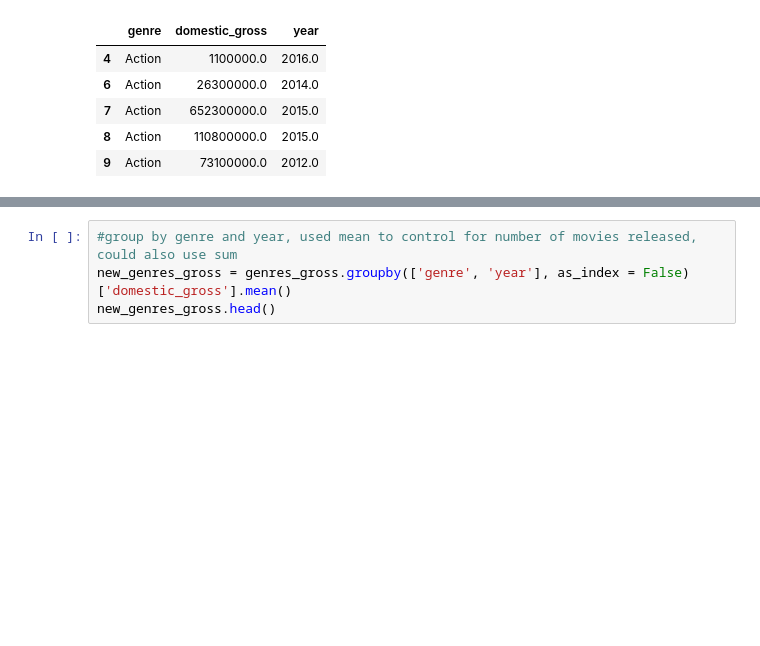
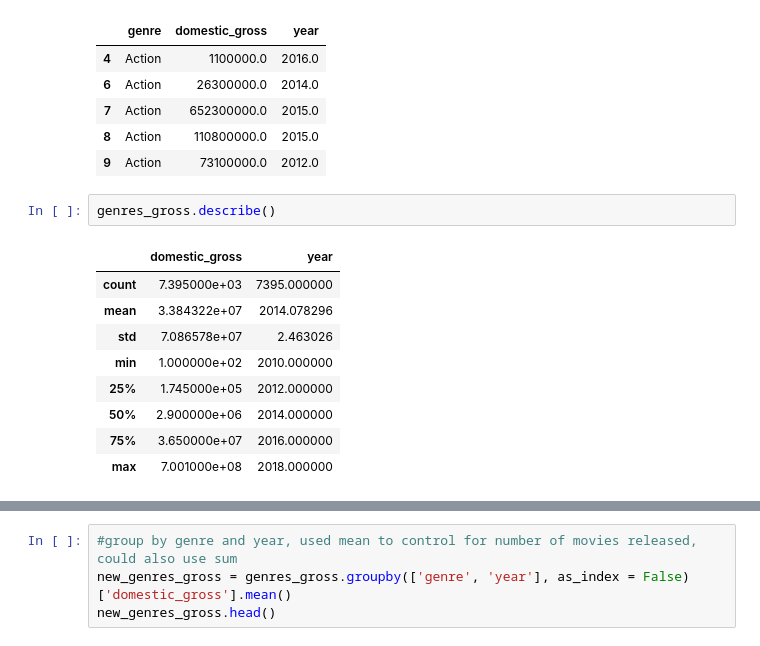
Before and after one commit to tramsay-deloitte/Dollywood, a Jupyter notebook: Thomas - Data Exploration.ipynb, the cells around one changed output, grey strips where cells are left out. Saved outputs shown, nothing was run; the diff lists cells and outputs as text; blank space fills up the shorter version.

```diff
--- a/Thomas - Data Exploration.ipynb
+++ b/Thomas - Data Exploration.ipynb
@@ -314,5 +314,17 @@ genres_gross.head()
 | 7 | Action | 652300000.0 | 2015.0 |
 | 8 | Action | 110800000.0 | 2015.0 |
 | 9 | Action | 73100000.0 | 2012.0 |
+# %%
+genres_gross.describe()
+# %% [output]
+|  | domestic_gross | year |
+| count | 7.395000e+03 | 7395.000000 |
+| mean | 3.384322e+07 | 2014.078296 |
+| std | 7.086578e+07 | 2.463026 |
+| min | 1.000000e+02 | 2010.000000 |
+| 25% | 1.745000e+05 | 2012.000000 |
+| 50% | 2.900000e+06 | 2014.000000 |
+| 75% | 3.650000e+07 | 2016.000000 |
+| max | 7.001000e+08 | 2018.000000 |
 # %%
 #print the genres that have the most domestic gross revenue over the entire time period
```
Also changed, not shown: parts of 2 cells of this notebook.
